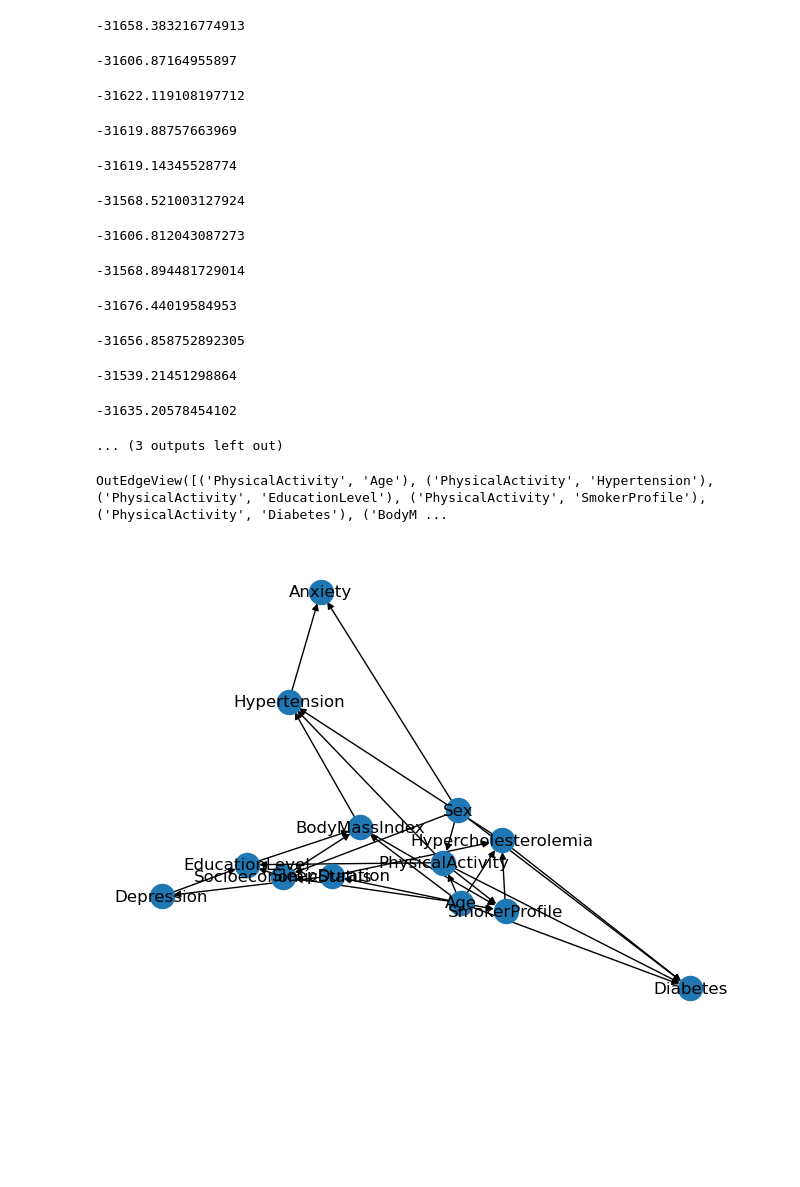
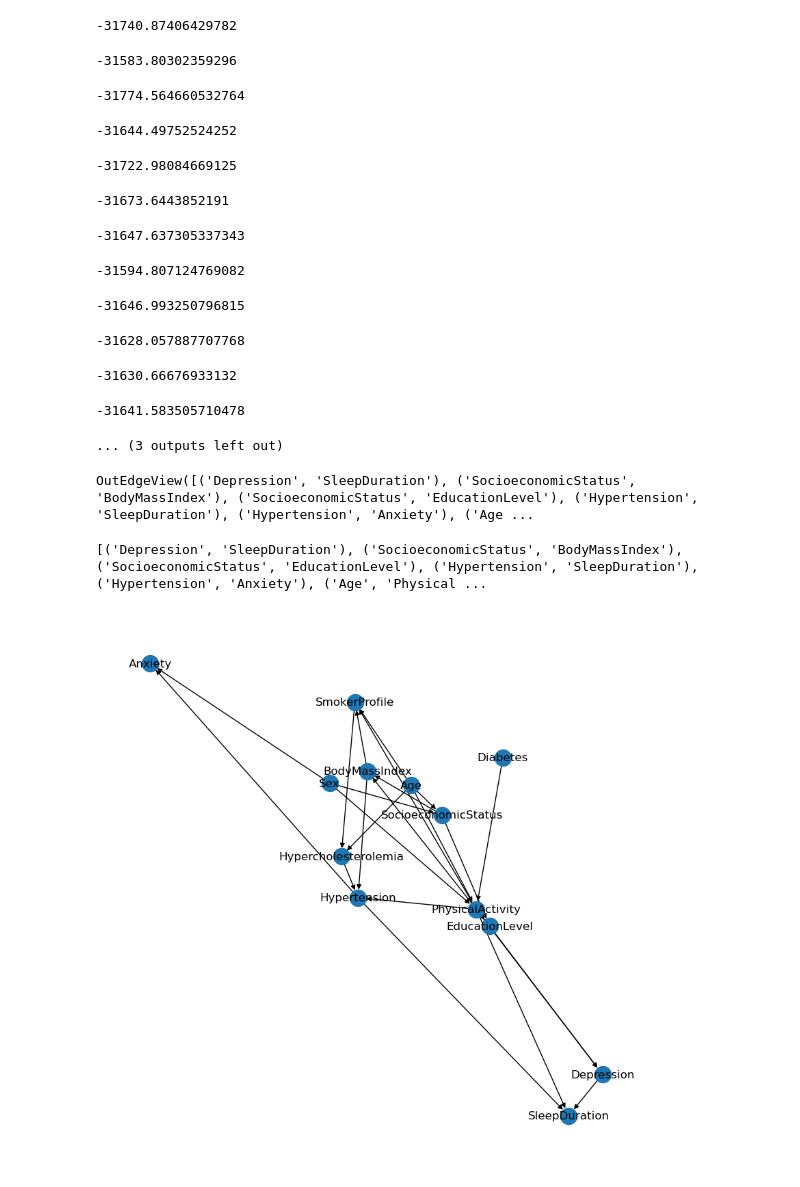
Before and after one commit to jessicasgsoares/Using-Bayesian-Network-for-the-Prediction-and-Diagnosis-of-Diabetes, a Jupyter notebook: organized.ipynb, the cells around one changed output. Cells and saved outputs as stored; diff of their text form; code cells hidden in the pictures; blank space fills up the shorter version.

```diff
--- a/organized.ipynb
+++ b/organized.ipynb
@@ -33,19 +42,18 @@ for root_node in root_nodes:
 # %%
 blacklist = set(impossible_connections)
 # %%
-def initialize_graph(nodes,p=1):
-  G = DAG()
-  G.add_nodes_from(nodes=nodes)
-  init = G.get_random(n_nodes=len(nodes), edge_prob=p)
-  ls = []
-  mapping = {}
-  for k in range(len(nodes)):
-      mapping[k] = nodes[k]
-  for i,j in init.edges:
-    ls.append((mapping[i],mapping[j]))
-  ls
-  G.add_edges_from(ebunch=ls) # G is the required initialization for the Hill Climbing method
-  return G
+def initialize_graph(nodes, p=1, blacklist=[]):
+    G = DAG()
+    G.add_nodes_from(nodes=nodes)
+    init = G.get_random(n_nodes=len(nodes), edge_prob=p)
+    ls = []
+    mapping = {k: nodes[k] for k in range(len(nodes))}
+    for i, j in init.edges:
+        edge = (mapping[i], mapping[j])
+        if edge not in blacklist:
+            ls.append(edge)
+    G.add_edges_from(ebunch=ls)
+    return G
 # %%
 score_metric = BDeuScore(train_df)
 es = HillClimbSearch(train_df)
@@ -60,37 +60,39 @@ rand_list = [x/10 for x in rand_list]
-# %%
-current_model = es.estimate(scoring_method=score_metric, black_list=blacklist, start_dag=initialize_graph(nodes=list(nodes), p=0.4))
-model_eval = score_metric.score(current_model)
 # %%
+rand_list = [random.randrange(3, 7) for _ in range(0,15)]
+rand_list = [x/10 for x in rand_list]
 best_eval = 0
 for x, y in zip(range(0,15), rand_list):
-    current_model = es.estimate(scoring_method=score_metric, black_list=blacklist, start_dag=initialize_graph(nodes=list(nodes), p=y))
+    current_model = es.estimate(scoring_method=score_metric, black_list=blacklist, start_dag=initialize_graph(nodes=list(nodes), p=y, blacklist=blacklist))
     curr_eval = score_metric.score(current_model)
     print(curr_eval)
-    if curr_eval > best_eval:
+    if curr_eval < best_eval:
         best_eval = curr_eval
         best_model = current_model
 
 print(best_eval)
 # %% [output]
--31658.383216774913
+-31740.87406429782
--31606.87164955897
+-31583.80302359296
--31622.119108197712
+-31774.564660532764
--31619.88757663969
+-31644.49752524252
--31619.14345528774
+-31722.98084669125
--31568.521003127924
+-31673.6443852191
--31606.812043087273
+-31647.637305337343
--31568.894481729014
+-31594.807124769082
--31676.44019584953
+-31646.993250796815
--31656.858752892305
+-31628.057887707768
--31539.21451298864
+-31630.66676933132
--31635.20578454102
+-31641.583505710478
 ... (3 outputs left out)
 # %%
-current_model.edges
+best_model.edges
 # %% [output]
-OutEdgeView([('PhysicalActivity', 'Age'), ('PhysicalActivity', 'Hypertension'), ('PhysicalActivity', 'EducationLevel'), ('PhysicalActivity', 'SmokerProfile'), ('PhysicalActivity', 'Diabetes'), ('BodyM ...
+OutEdgeView([('Depression', 'SleepDuration'), ('SocioeconomicStatus', 'BodyMassIndex'), ('SocioeconomicStatus', 'EducationLevel'), ('Hypertension', 'SleepDuration'), ('Hypertension', 'Anxiety'), ('Age ...
 # %%
-nx.draw(nx.DiGraph(current_model.edges()), with_labels=True)
+plt.figure(figsize=(8, 8))
+nx.draw(nx.DiGraph(best_model.edges()), with_labels=True)
 plt.draw()
+print(best_model.edges())
 # %% [output]
+[('Depression', 'SleepDuration'), ('SocioeconomicStatus', 'BodyMassIndex'), ('SocioeconomicStatus', 'EducationLevel'), ('Hypertension', 'SleepDuration'), ('Hypertension', 'Anxiety'), ('Age', 'Physical ...
-[figure, old version]
+[figure, new version]
```
Also changed, not shown: parts of 19 cells of this notebook.
